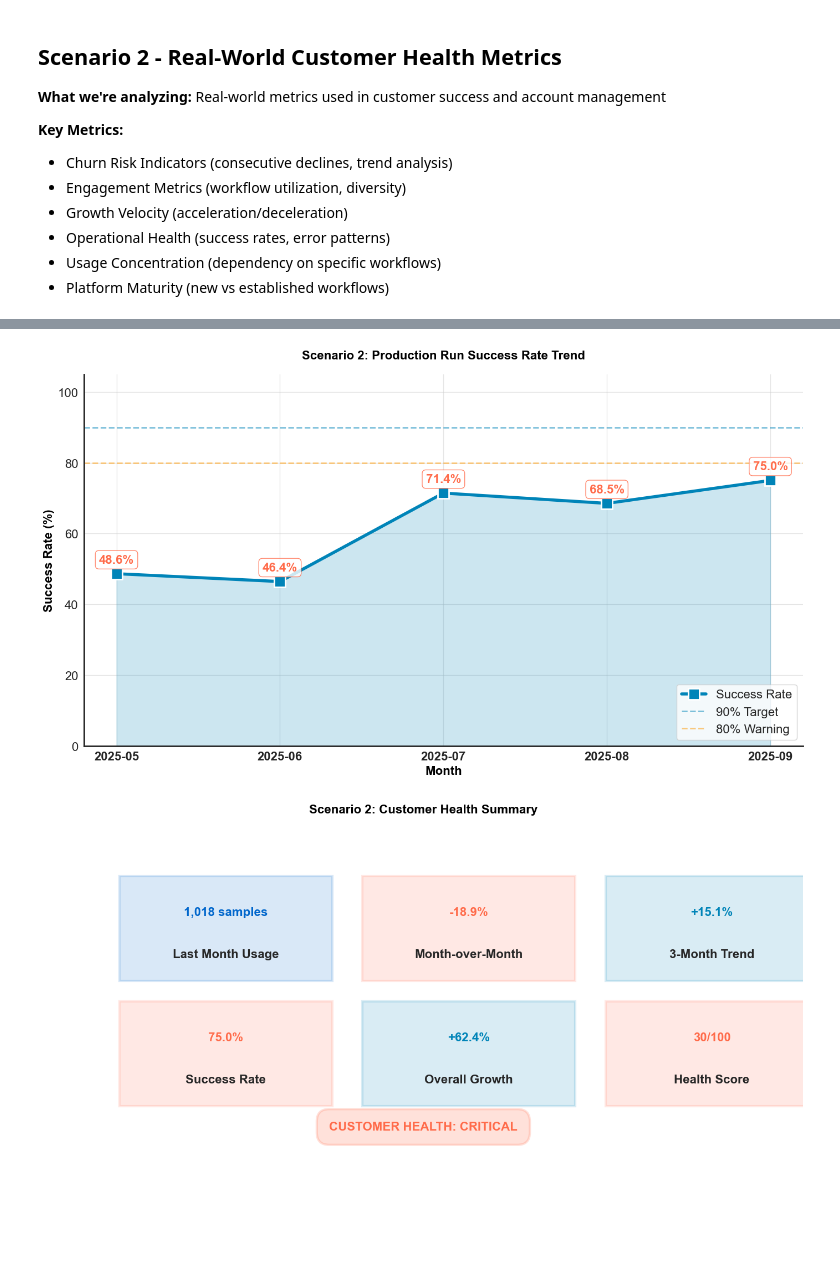
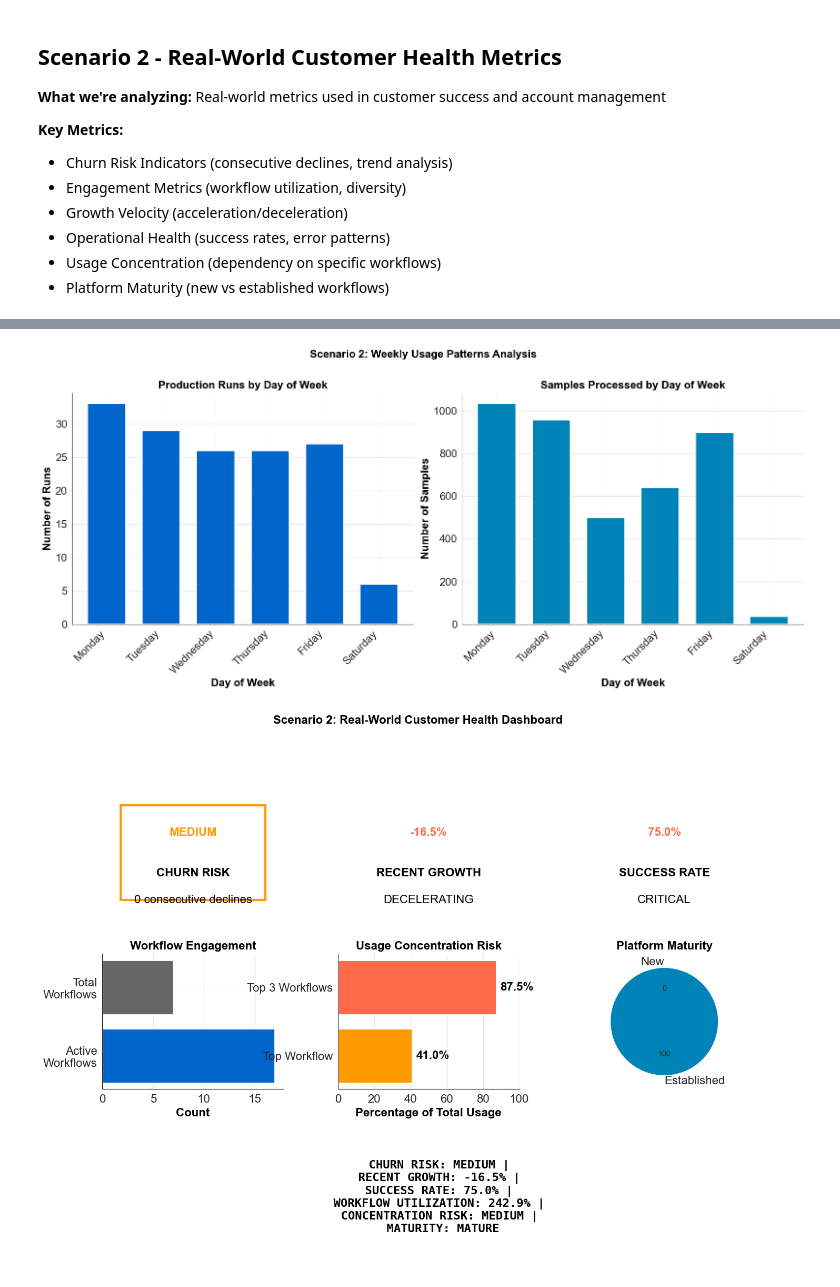
Before and after one commit to megpatakota/customer_data_analysis, a Jupyter notebook: notebooks/scenario2_customer_health.ipynb, the cells around one changed output, grey strips where cells are left out. Cells and saved outputs as stored; diff of their text form; code cells hidden in the pictures.

```diff
--- a/notebooks/scenario2_customer_health.ipynb
+++ b/notebooks/scenario2_customer_health.ipynb
@@ -77,10 +78,6 @@ print("=" * 80)
 # This gives a complete picture of customer usage patterns.
 
 # Build usage dataset from df: LIVE + finished (no QC filter)
-usage_live = df[
-    (df["ENVIRONMENT_runs"] == "live")
-    & (df["OUTCOME"] == "finished")
-].copy()
 print(f"All samples in finished LIVE runs (all QC outcomes): {len(usage_live)}")
 
 # 1. Overall monthly usage trend (all LIVE samples in finished runs)
@@ -105,10 +102,10 @@ else:
 
 # 3. Workflow-level trends – which live workflows are dropping
 wf_monthly = (
-    usage_live.groupby(["WORKFLOW_NAME", "YEAR_MONTH"]).size().to_frame("SAMPLES")
+    usage_live.groupby(["WORKFLOW_NAME_runs", "YEAR_MONTH"]).size().to_frame("SAMPLES")
 )
 wf_monthly["MOM_CHANGE_PCT"] = (
-    wf_monthly.groupby("WORKFLOW_NAME")["SAMPLES"].pct_change() * 100
+    wf_monthly.groupby("WORKFLOW_NAME_runs")["SAMPLES"].pct_change() * 100
 )
 
 # Last two months comparison per workflow
@@ -117,7 +114,7 @@ wf_latest = (
     wf_monthly
     .reset_index()
     .query("YEAR_MONTH in @latest_two_months")
-    .pivot(index="WORKFLOW_NAME", columns="YEAR_MONTH", values="SAMPLES")
+    .pivot(index="WORKFLOW_NAME_runs", columns="YEAR_MONTH", values="SAMPLES")
     .fillna(0)
 )
 if wf_latest.shape[1] == 2:
@@ -267,7 +334,7 @@ if 'usage_live' not in locals() or usage_live.empty:
     print("Run Scenario 2 analysis cell first to create usage_live.")
 else:
     # Calculate comprehensive health metrics
-    health_metrics = calculate_customer_health_metrics(usage_live, df_runs, df_wfs)
+    health_metrics = calculate_customer_health_metrics(usage_live, df)
 
     print("\n1. CHURN RISK INDICATORS:")
     print("-" * 80)
@@ -364,16 +399,8 @@ visual8_weekly_patterns(df_runs, usage_live)
-# %%
-# Scenario 2 - Visual 3: Production Run Success Rate
-# What we're showing: Success rate trend over time and breakdown of run outcomes
-# Why: Operational quality is a key indicator of customer satisfaction and risk
-
-visual3_success_rate(df_runs)
-# %% [output]
-[figure, removed]
-# %%
-# Scenario 2 - Visual 4: Customer Health Scorecard
-# What we're showing: Comprehensive health score combining usage, growth, and quality metrics
-# Why: Provides an at-a-glance assessment of overall customer health and risk level
-
-visual4_health_summary(usage_live, df_runs)
-# %% [output]
-[figure, removed]
+# %%
+visual8_weekly_patterns(usage_live)
+visual9_customer_health_dashboard(health_metrics)
+
+visual10_churn_risk_timeline(df, health_metrics)
+# %% [output]
+[figure, added]
+[figure, added]
```
Also changed, not shown: parts of 29 cells of this notebook, 6 other files.
